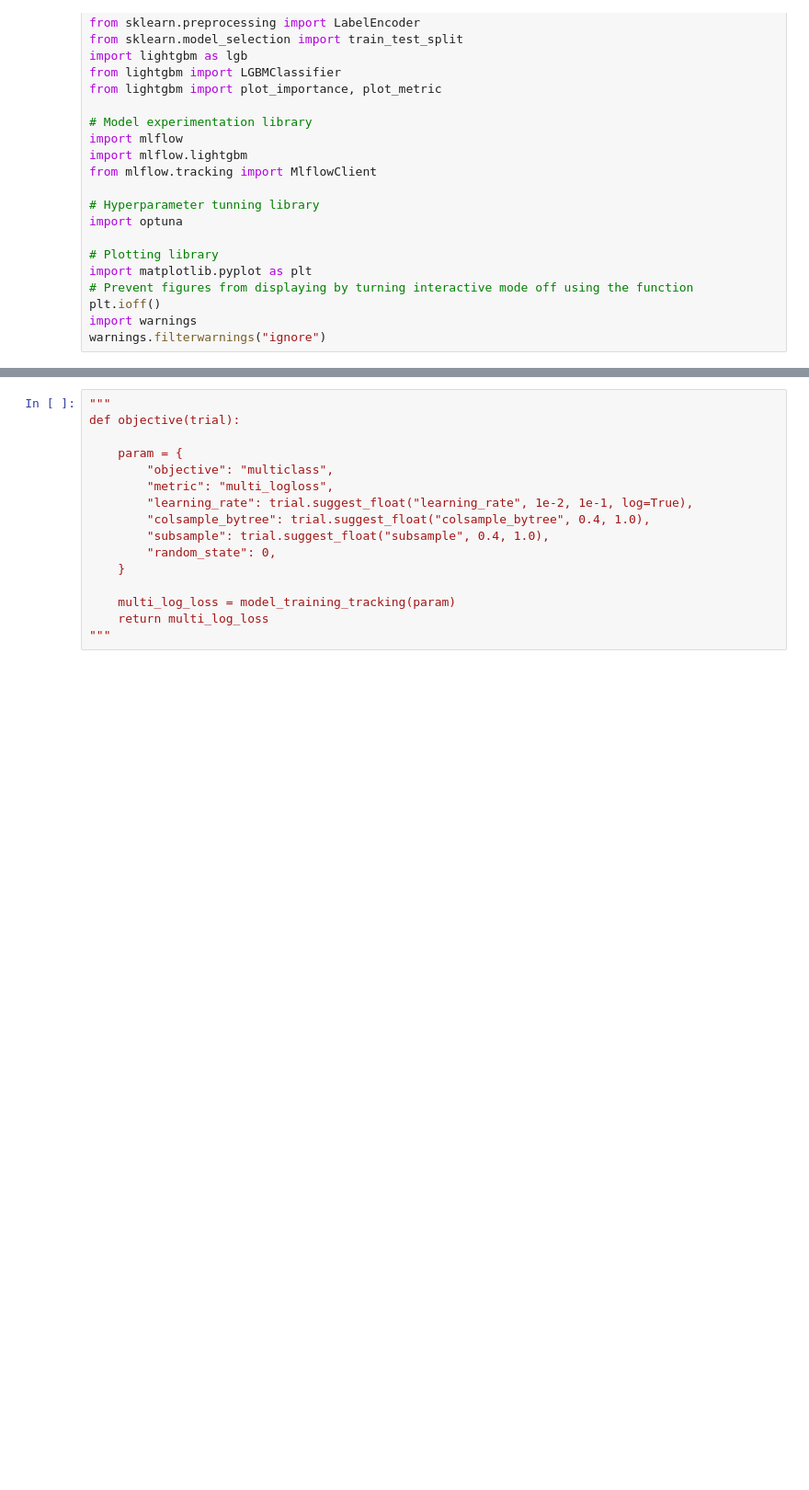
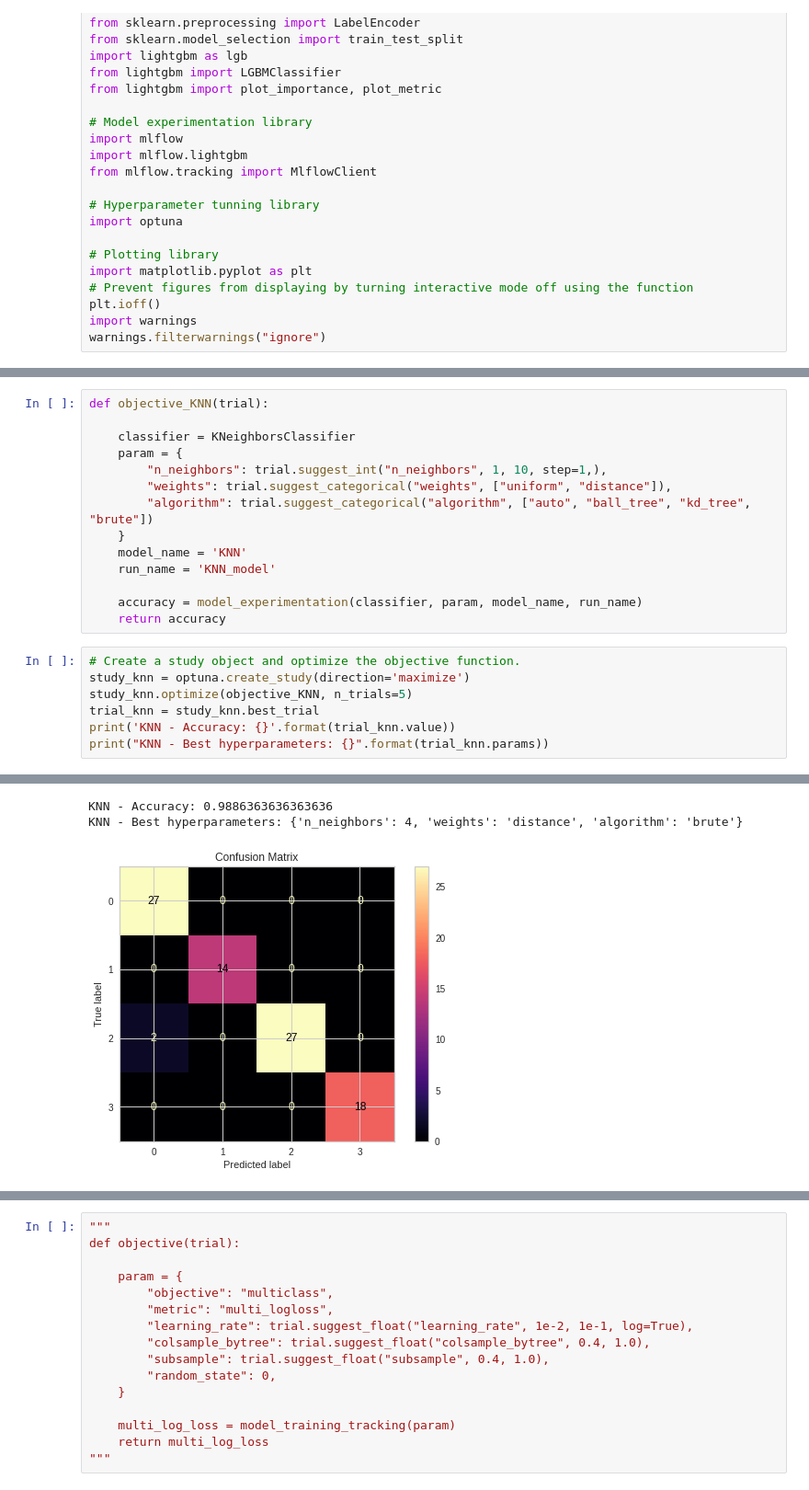
Before and after one commit to lluk4z/IF697-CienciaDeDados, a Jupyter notebook: Projeto02.ipynb, the cells around one changed output, grey strips where cells are left out. Shown at 92% size. Saved outputs shown, nothing was run; the diff lists cells and outputs as text; blank space fills up the shorter version.

```diff
--- a/Projeto02.ipynb
+++ b/Projeto02.ipynb
@@ -460,0 +462,22 @@ Best hyperparameters: {'criterion': 'entropy', 'max_depth': 8, 'n_estimators': 4
+# %%
+def objective_KNN(trial):
+
+    classifier = KNeighborsClassifier
+    param = {
+        "n_neighbors": trial.suggest_int("n_neighbors", 1, 10, step=1,),
+        "weights": trial.suggest_categorical("weights", ["uniform", "distance"]),
+        "algorithm": trial.suggest_categorical("algorithm", ["auto", "ball_tree", "kd_tree", "brute"])
+    }
+    model_name = 'KNN'
+    run_name = 'KNN_model'
+
+    accuracy = model_experimentation(classifier, param, model_name, run_name)
+    return accuracy
+# %%
+# Create a study object and optimize the objective function.
+study_knn = optuna.create_study(direction='maximize')
+study_knn.optimize(objective_KNN, n_trials=5)
+trial_knn = study_knn.best_trial
+print('KNN - Accuracy: {}'.format(trial_knn.value))
+print("KNN - Best hyperparameters: {}".format(trial_knn.params))
+# %% [output]
@@ -460,0 +490,3 @@ Best hyperparameters: {'criterion': 'entropy', 'max_depth': 8, 'n_estimators': 4
+KNN - Accuracy: 0.9886363636363636
+KNN - Best hyperparameters: {'n_neighbors': 4, 'weights': 'distance', 'algorithm': 'brute'}
+[figure, added]
```
Also changed, not shown: parts of 16 cells of this notebook.
